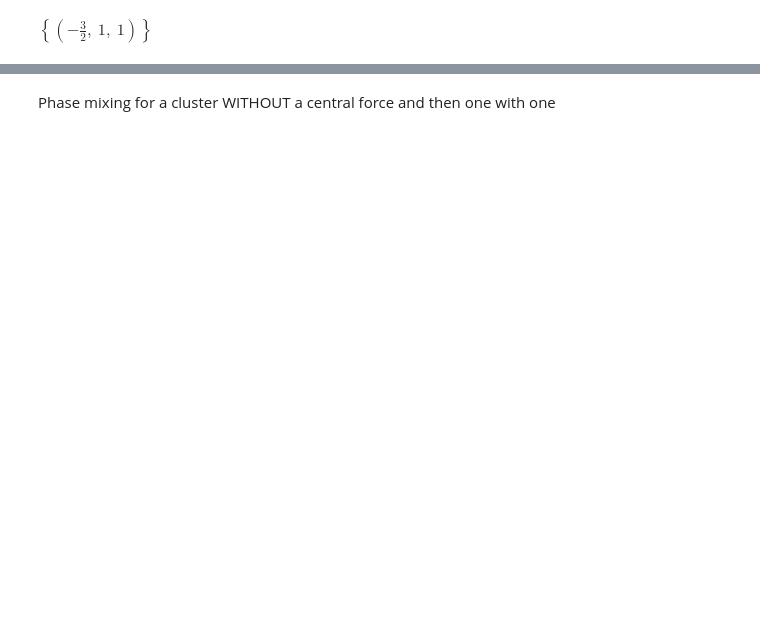
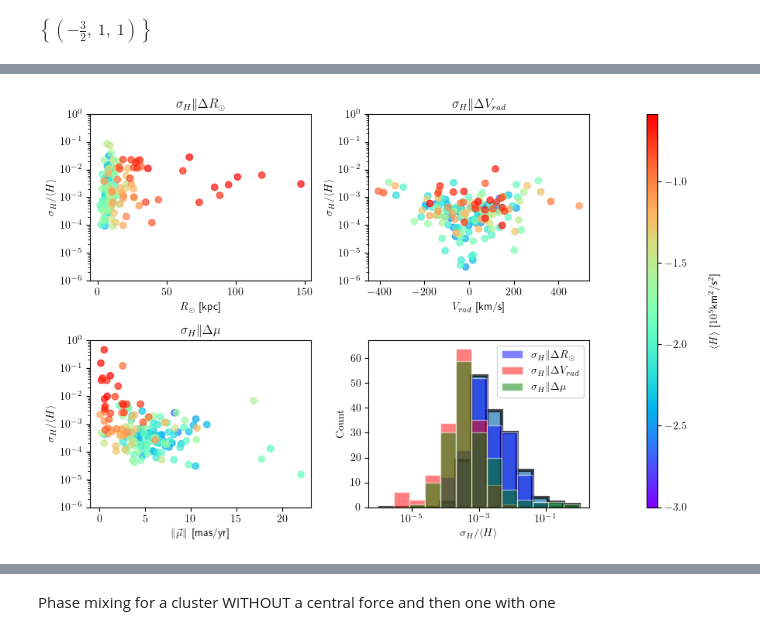
Before and after one commit to salvatore-ferrone/phd-thesis-ferrone, a Jupyter notebook: demos/phaseMixing/clusterPhaseMixing.ipynb, the cells around one changed output, grey strips where cells are left out. Drawn from its saved outputs; the diff is of its cells as text; code cells hidden in the pictures; blank space fills up the shorter version.

Commit message:
investigated the error in orbital energy on all parameters

```diff
--- a/demos/phaseMixing/clusterPhaseMixing.ipynb
+++ b/demos/phaseMixing/clusterPhaseMixing.ipynb
@@ -41,0 +212,63 @@ $$ T_\mathrm{Phase} = T_\mathrm{dyn}\left(\frac{E}{3\delta E}\right)
+# %%
+# make the color based on the initial orbital energy
+norm = mpl.colors.Normalize(vmin=H_means.min()//1e5, vmax=H_means.max()/1e5)
+# now get the colors for each based on the mean energy
+colors = plt.cm.rainbow(norm(H_means/1e5))
+
+fig= plt.figure(figsize=(9, 6))
+gs = fig.add_gridspec(2, 3, height_ratios=[1, 1], width_ratios=[1, 1, 0.05])
+axis1 = fig.add_subplot(gs[0, 0])
+axis2 = fig.add_subplot(gs[0, 1])
+axis3 = fig.add_subplot(gs[1, 0])
+
+cbar_ax = fig.add_subplot(gs[:, 2])
+
+axis1.scatter(distances, np.abs(H_stds[:,0]/H_means), color=colors, alpha=0.7)
+axis1.set_ylim(1e-6, 1)
+axis1.set_yscale('log')
+axis1.set_xlabel(r'$R_{\odot}$ [kpc]')
+axis1.set_ylabel(r'$\sigma_{H}/\langle H \rangle$')
+axis1.set_title(r'$\sigma_{H}\| \Delta R_{\odot}$')
+
+axis2.scatter(RVs, np.abs(H_stds[:,1]/H_means), color=colors, alpha=0.7)
+axis2.set_ylim(1e-6, 1)
+axis2.set_yscale('log')
+axis2.set_xlabel(r'$V_{rad}$ [km/s]')
+axis2.set_ylabel(r'$\sigma_{H}/\langle H \rangle$')
+axis2.set_title(r'$\sigma_{H}\| \Delta V_{rad}$')
+axis3.scatter(total_mus, np.abs(H_stds[:,2]/H_means), color=colors, alpha=0.7)
+axis3.set_ylim(1e-6, 1)
+axis3.set_yscale('log')
+axis3.set_xlabel(r'$\|\vec{\mu}\|$ [mas/yr]')
+axis3.set_ylabel(r'$\sigma_{H}/\langle H \rangle$')
+axis3.set_title(r'$\sigma_{H}\| \Delta \mu$')
+
+
+axis4 = fig.add_subplot(gs[1, 1])
+bins = np.logspace(-6, 0, 14)
+quantity = np.abs(H_stds[:,3]/H_means)
+counts = np.histogram(quantity, bins=bins)[0]
+quantityD = np.abs(H_stds[:,0]/H_means)
+quantityRV = np.abs(H_stds[:,1]/H_means)
+quantitymu = np.abs(H_stds[:,2]/H_means)
+counts_over_D = np.histogram(quantityD, bins=bins)[0]
+counts_over_RV = np.histogram(quantityRV, bins=bins)[0]
+counts_over_mu = np.histogram(quantitymu, bins=bins)[0]
+bin_centers = 0.5 * (bins[:-1] + bins[1:])
+axis4.bar(bin_centers, counts, width=np.diff(bins),         color=None, alpha=0.7, edgecolor='black',zorder=0,linewidth=3)
+axis4.bar(bin_centers, counts_over_D, width=np.diff(bins),  color='blue',  edgecolor="white",  alpha=0.5, label=r'$\sigma_{H}\| \Delta R_{\odot}$')
+axis4.bar(bin_centers, counts_over_RV, width=np.diff(bins), color='red',   edgecolor="white", alpha=0.5, label=r'$\sigma_{H}\| \Delta V_{rad}$')
+axis4.bar(bin_centers, counts_over_mu, width=np.diff(bins), color='green', edgecolor="white", alpha=0.5, label=r'$\sigma_{H}\| \Delta \mu$')
+axis4.set_xscale('log')
+axis4.set_xlabel(r'$\sigma_{H}/\langle H \rangle$')
+axis4.set_ylabel(r'$\mathrm{Count}$')
+axis4.legend()
+
+sm = plt.cm.ScalarMappable(cmap='rainbow', norm=norm)
+sm.set_array([])
+cbar = fig.colorbar(sm, cax=cbar_ax)
+cbar.set_label(r'$\langle H \rangle$ [$10^5$km$^2$/s$^2$]', labelpad=20)
+fig.tight_layout()
+fig.savefig("../../tempImages/energy_sensitivity_analysis_MWGCS_to_distance_RV_mu.pdf", bbox_inches='tight',dpi=300)
+# %% [output]
+[figure, added]
```
Also changed, not shown: parts of 9 cells of this notebook.
